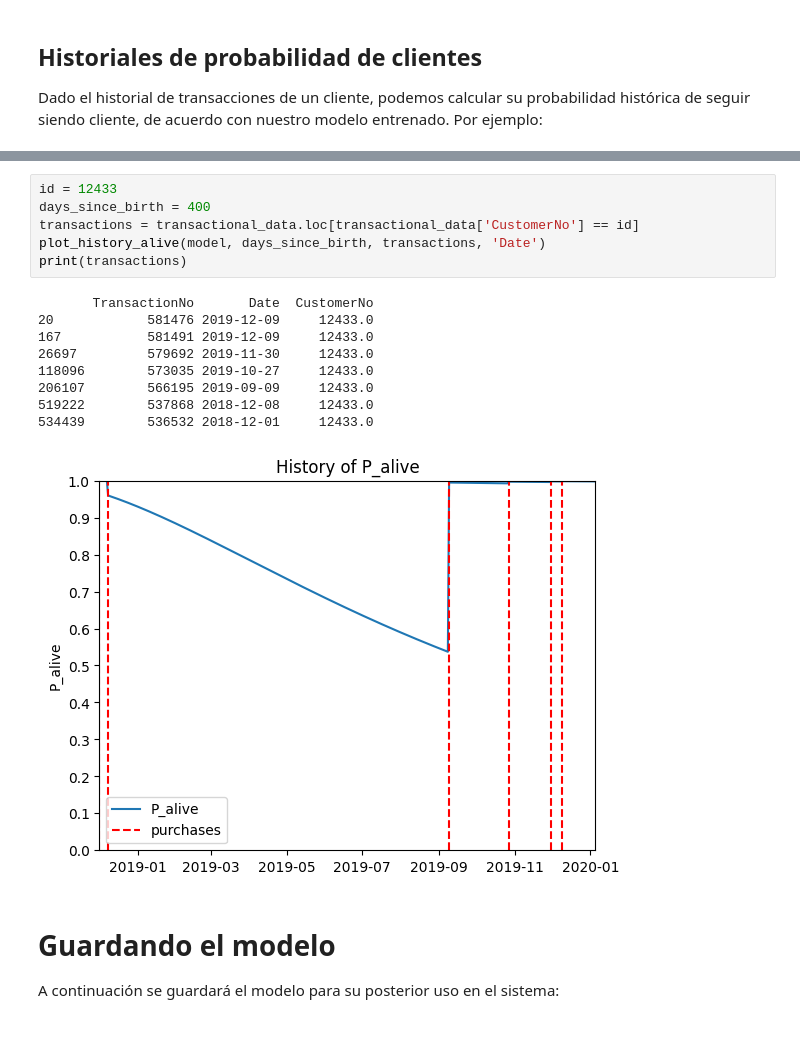
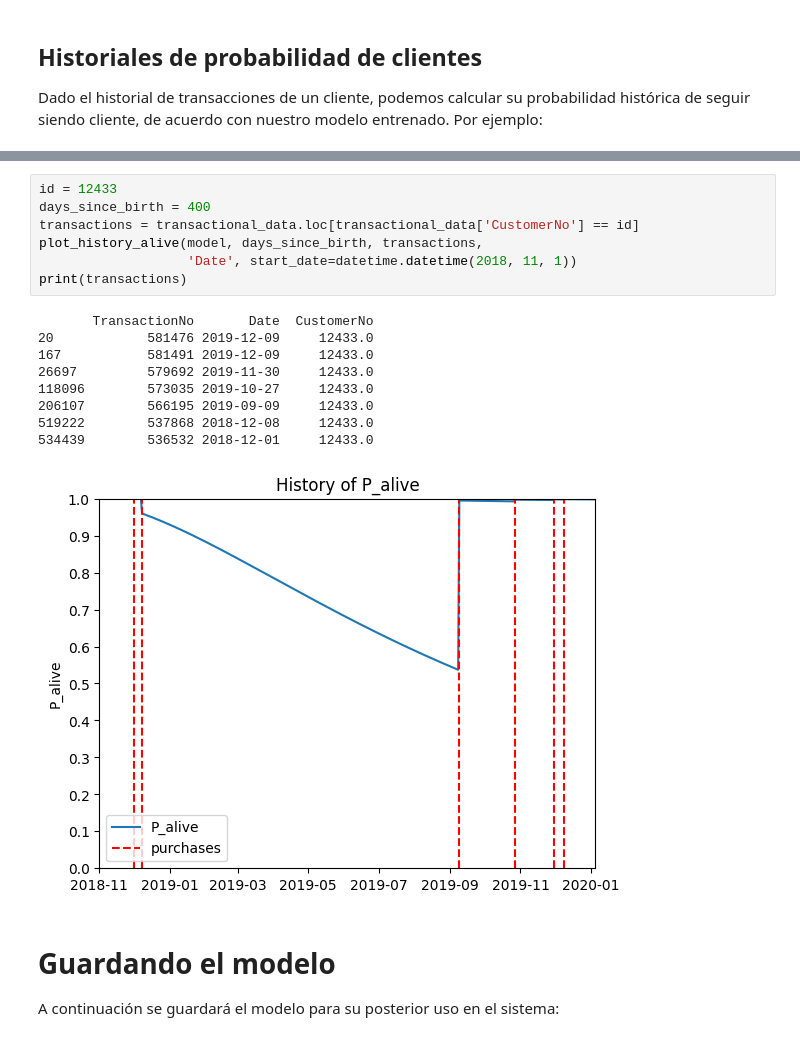
Before and after one commit to dimitrio-m/proyecto-de-grado, a Jupyter notebook: modelo/modelo.ipynb, the cells around one changed output, grey strips where cells are left out. Cells and saved outputs as stored; diff of their text form.

```diff
--- a/modelo/modelo.ipynb
+++ b/modelo/modelo.ipynb
@@ -309,19 +328,20 @@ print(transactions)
 # %%
 id = 12433
 days_since_birth = 400
 transactions = transactional_data.loc[transactional_data['CustomerNo'] == id]
-plot_history_alive(model, days_since_birth, transactions, 'Date')
+plot_history_alive(model, days_since_birth, transactions,
+                   'Date', start_date=datetime.datetime(2018, 11, 1))
 print(transactions)
 # %% [output]
        TransactionNo       Date  CustomerNo
 20            581476 2019-12-09     12433.0
 167           581491 2019-12-09     12433.0
 26697         579692 2019-11-30     12433.0
 118096        573035 2019-10-27     12433.0
 206107        566195 2019-09-09     12433.0
 519222        537868 2018-12-08     12433.0
 534439        536532 2018-12-01     12433.0
-[figure, old version]
+[figure, new version]
 # %% [markdown]
 # Guardando el modelo
 
```
Also changed, not shown: parts of 8 cells of this notebook.
